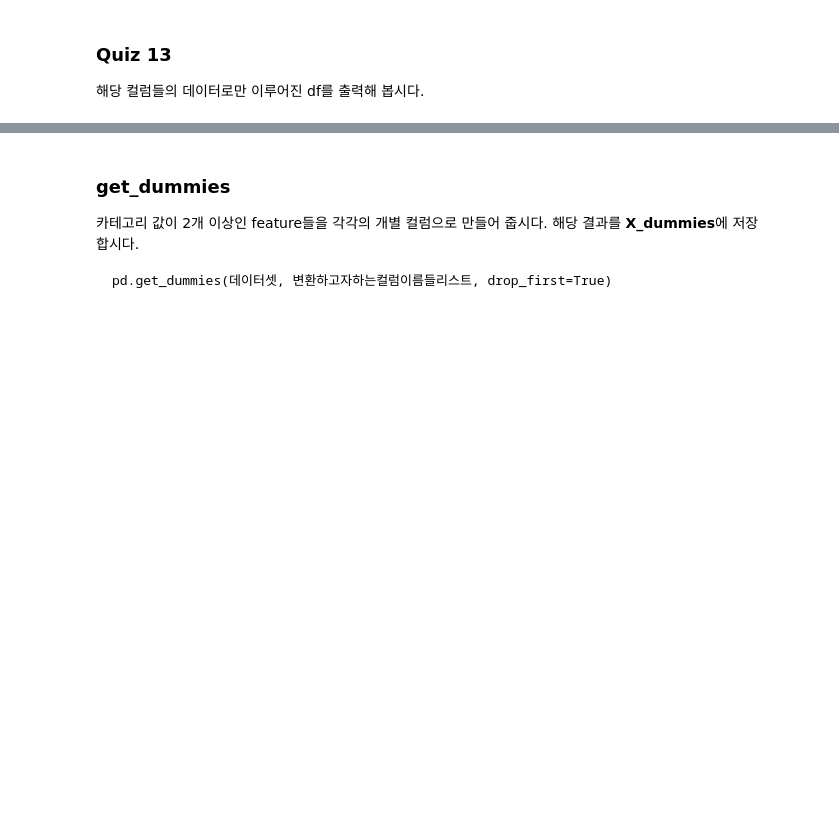
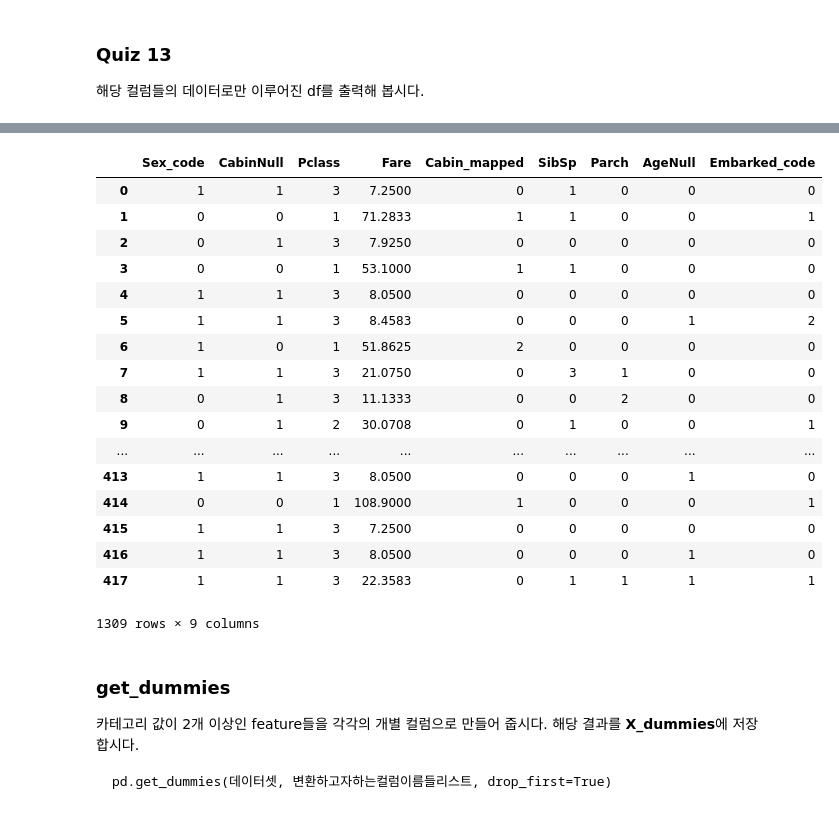
Before and after one commit to sadadend/jupyter, a Jupyter notebook: Kaggle - Predicting Survival on the Titanic - Intermediate - Trainee.ipynb, the cells around one changed output, grey strips where cells are left out. Saved outputs shown, nothing was run; the diff lists cells and outputs as text; code cells hidden in the pictures; blank space fills up the shorter version.

```diff
--- a/Kaggle - Predicting Survival on the Titanic - Intermediate - Trainee.ipynb
+++ b/Kaggle - Predicting Survival on the Titanic - Intermediate - Trainee.ipynb
@@ -850,3 +940,24 @@ features를 출력해서 우리가 features로 사용하고자 하는 컬럼 이
+# %%
+full_df[features]
+# %% [output]
+|  | Sex_code | CabinNull | Pclass | Fare | Cabin_mapped | SibSp | Parch | AgeNull | Embarked_code |
+| 0 | 1 | 1 | 3 | 7.2500 | 0 | 1 | 0 | 0 | 0 |
+| 1 | 0 | 0 | 1 | 71.2833 | 1 | 1 | 0 | 0 | 1 |
+| 2 | 0 | 1 | 3 | 7.9250 | 0 | 0 | 0 | 0 | 0 |
+| 3 | 0 | 0 | 1 | 53.1000 | 1 | 1 | 0 | 0 | 0 |
+| 4 | 1 | 1 | 3 | 8.0500 | 0 | 0 | 0 | 0 | 0 |
+| 5 | 1 | 1 | 3 | 8.4583 | 0 | 0 | 0 | 1 | 2 |
+| 6 | 1 | 0 | 1 | 51.8625 | 2 | 0 | 0 | 0 | 0 |
+| 7 | 1 | 1 | 3 | 21.0750 | 0 | 3 | 1 | 0 | 0 |
+| 8 | 0 | 1 | 3 | 11.1333 | 0 | 0 | 2 | 0 | 0 |
+| 9 | 0 | 1 | 2 | 30.0708 | 0 | 1 | 0 | 0 | 1 |
+| ... | ... | ... | ... | ... | ... | ... | ... | ... | ... |
+| 413 | 1 | 1 | 3 | 8.0500 | 0 | 0 | 0 | 1 | 0 |
+| 414 | 0 | 0 | 1 | 108.9000 | 1 | 0 | 0 | 0 | 1 |
+| 415 | 1 | 1 | 3 | 7.2500 | 0 | 0 | 0 | 0 | 0 |
+| 416 | 1 | 1 | 3 | 8.0500 | 0 | 0 | 0 | 1 | 0 |
+| 417 | 1 | 1 | 3 | 22.3583 | 0 | 1 | 1 | 1 | 1 |
+1309 rows × 9 columns
 # %% [markdown]
 ### get_dummies
 
```
Also changed, not shown: parts of 45 cells of this notebook, 1 other file.
